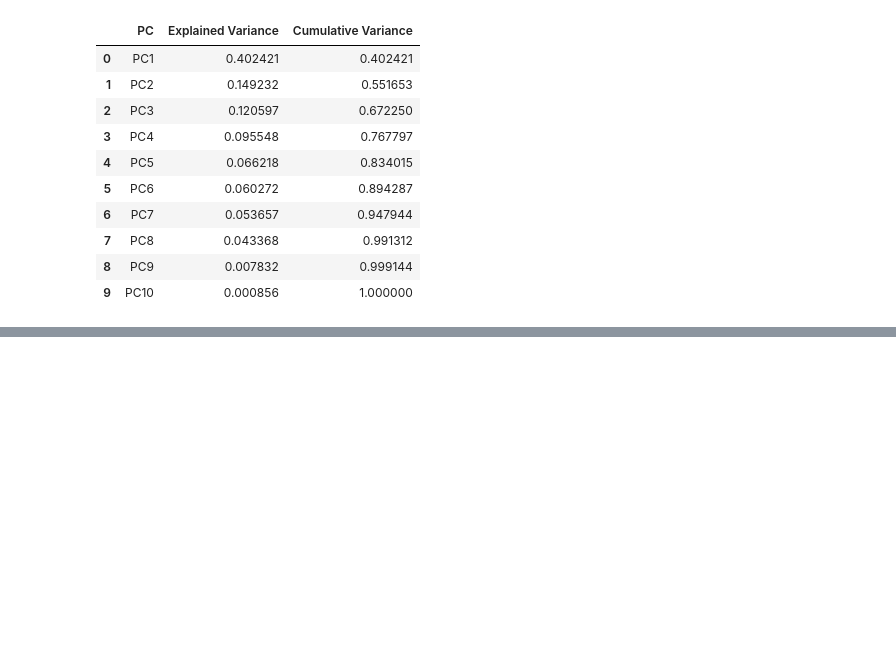
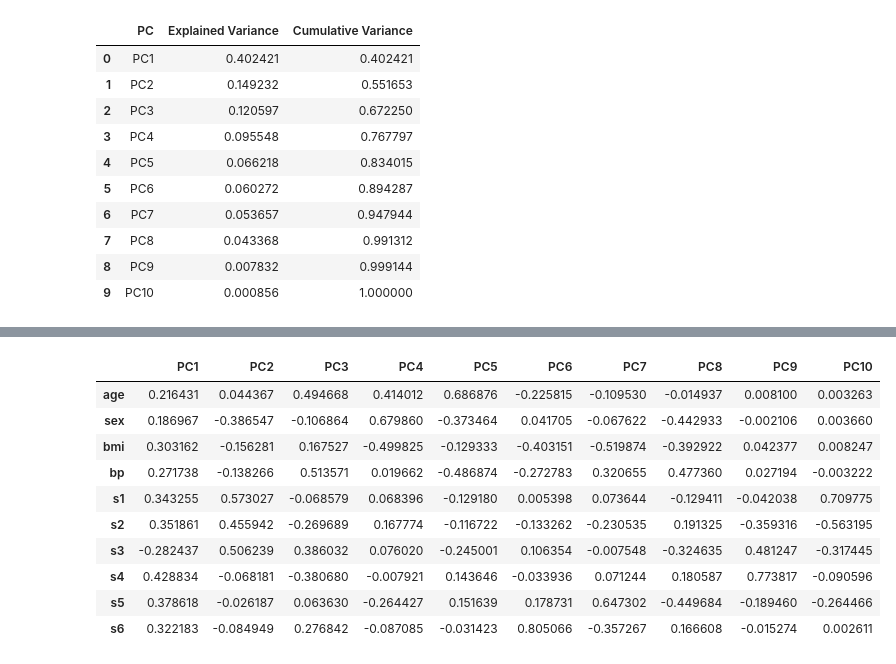
Before and after one commit to Mohammadrzn/maktab-HW, a Jupyter notebook: HW_06_Rezanejad/HW_06_Rezanejad_Q3.ipynb, the cells around one changed output, grey strips where cells are left out. Drawn from its saved outputs; the diff is of its cells as text; code cells hidden in the pictures; blank space fills up the shorter version.

```diff
--- a/HW_06_Rezanejad/HW_06_Rezanejad_Q3.ipynb
+++ b/HW_06_Rezanejad/HW_06_Rezanejad_Q3.ipynb
@@ -86,0 +96,20 @@ pca_df
+# %%
+loadings = pd.DataFrame(
+    pca.components_.T,
+    columns=[f"PC{i+1}" for i in range(len(explained))],
+    index=diabetes.feature_names
+)
+
+loadings
+# %% [output]
+|  | PC1 | PC2 | PC3 | PC4 | PC5 | PC6 | PC7 | PC8 | PC9 | PC10 |
+| age | 0.216431 | 0.044367 | 0.494668 | 0.414012 | 0.686876 | -0.225815 | -0.109530 | -0.014937 | 0.008100 | 0.003263 |
+| sex | 0.186967 | -0.386547 | -0.106864 | 0.679860 | -0.373464 | 0.041705 | -0.067622 | -0.442933 | -0.002106 | 0.003660 |
+| bmi | 0.303162 | -0.156281 | 0.167527 | -0.499825 | -0.129333 | -0.403151 | -0.519874 | -0.392922 | 0.042377 | 0.008247 |
+| bp | 0.271738 | -0.138266 | 0.513571 | 0.019662 | -0.486874 | -0.272783 | 0.320655 | 0.477360 | 0.027194 | -0.003222 |
+| s1 | 0.343255 | 0.573027 | -0.068579 | 0.068396 | -0.129180 | 0.005398 | 0.073644 | -0.129411 | -0.042038 | 0.709775 |
+| s2 | 0.351861 | 0.455942 | -0.269689 | 0.167774 | -0.116722 | -0.133262 | -0.230535 | 0.191325 | -0.359316 | -0.563195 |
+| s3 | -0.282437 | 0.506239 | 0.386032 | 0.076020 | -0.245001 | 0.106354 | -0.007548 | -0.324635 | 0.481247 | -0.317445 |
+| s4 | 0.428834 | -0.068181 | -0.380680 | -0.007921 | 0.143646 | -0.033936 | 0.071244 | 0.180587 | 0.773817 | -0.090596 |
+| s5 | 0.378618 | -0.026187 | 0.063630 | -0.264427 | 0.151639 | 0.178731 | 0.647302 | -0.449684 | -0.189460 | -0.264466 |
+| s6 | 0.322183 | -0.084949 | 0.276842 | -0.087085 | -0.031423 | 0.805066 | -0.357267 | 0.166608 | -0.015274 | 0.002611 |
```
Also changed, not shown: parts of 2 cells of this notebook.
